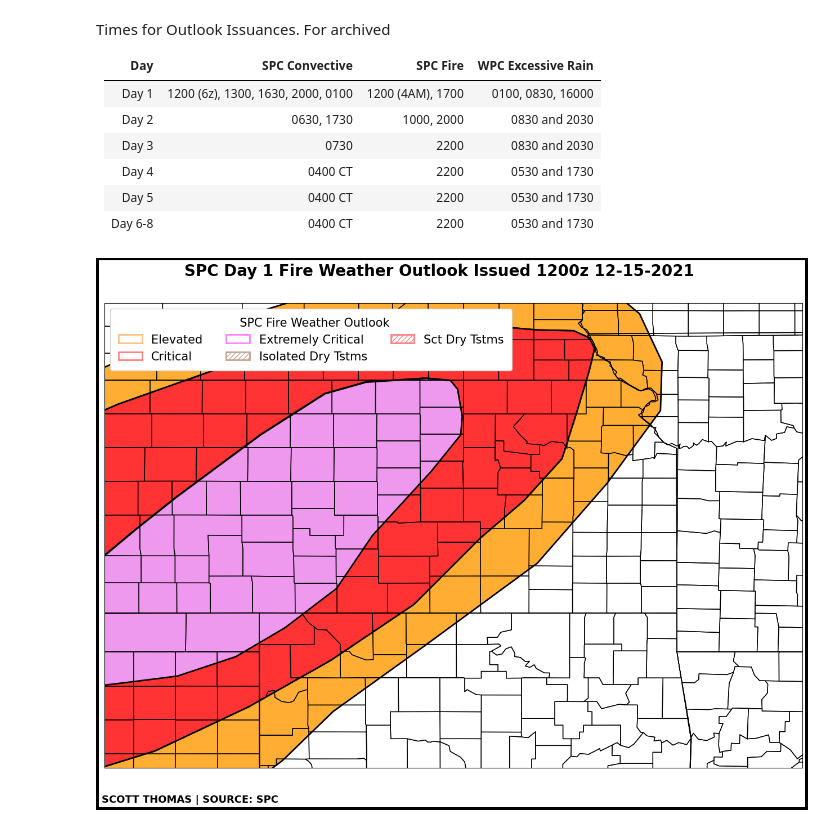
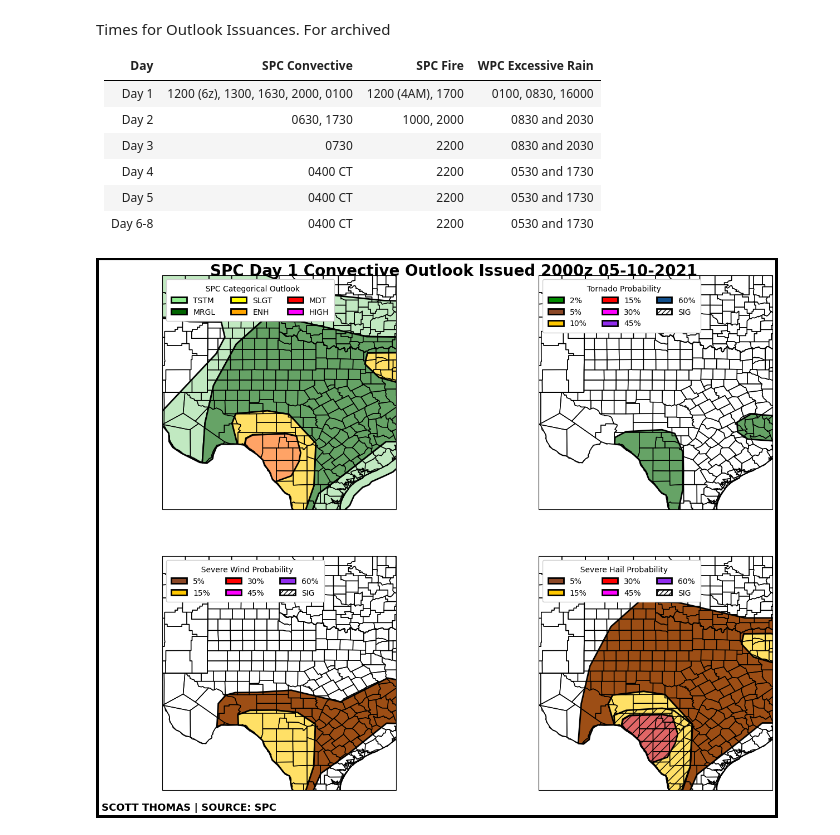
Before and after one commit to scottthomaswx/OutlookPlotter, a Jupyter notebook: Outlook_Plotter.ipynb, the cells around one changed output. Drawn from its saved outputs; the diff is of its cells as text; code cells hidden in the pictures.

```diff
--- a/Outlook_Plotter.ipynb
+++ b/Outlook_Plotter.ipynb
@@ -29,17 +29,17 @@ Day 6-8            | 0400 CT                           | 2200| 0530 and 1730
 # %%
 # @markdown ### Day and Month Must Have 2 Digits
 year = '2021' # @param {type:"string"}
-month = '12' # @param {type:"string"}
-day = '15' # @param {type:"string"}
+month = '05' # @param {type:"string"}
+day = '10' # @param {type:"string"}
 outlookday = '1' # @param {type:"string"}
-time = '1200' # @param {type:"string"}
+time = '2000' # @param {type:"string"}
 
-WestLong = -102 # @param {type:"integer"}
-EastLong = -93 # @param {type:"integer"}
-NorthLat = 41 # @param {type:"integer"}
-SouthLat = 35 # @param {type:"integer"}
+WestLong = -105 # @param {type:"integer"}
+EastLong = -95 # @param {type:"integer"}
+NorthLat = 37 # @param {type:"integer"}
+SouthLat = 27 # @param {type:"integer"}
 
-variable = 'SPC Archive Fire D1-2' # @param ["SPC Archive SVR D1-2", "SPC Realtime SVR D1-2", "WPC Realtime Excessive Rain", "SPC Archive SVR D3", "SPC Realtime SVR D3", "SPC Archive SVR D4-8", "SPC Realtime SVR D4-8", "SPC Realtime Fire D1-2", "SPC Archive Fire D1-2", "SPC Archive D3-8", "SPC Realtime D3-8"]
+variable = 'SPC Archive SVR D1-2' # @param ["SPC Archive SVR D1-2", "SPC Realtime SVR D1-2", "WPC Realtime Excessive Rain", "SPC Archive SVR D3", "SPC Realtime SVR D3", "SPC Archive SVR D4-8", "SPC Realtime SVR D4-8", "SPC Realtime Fire D1-2", "SPC Archive Fire D1-2", "SPC Archive D3-8", "SPC Realtime D3-8"]
 # %%
 if variable == 'SPC Archive SVR D1-2':
   catoutlook = geopandas.read_file(f'https://www.spc.noaa.gov/products/outlook/archive/{year}/day{outlookday}otlk_{year}{month}{day}_{time}_cat.nolyr.geojson')
@@ -98,9 +98,9 @@ if variable == "SPC Realtime SVR D1-2" or variable == "SPC Archive SVR D1-2":
   ENHC = mpatches.Rectangle((0, 0), 1, 0.1, linewidth=2, edgecolor='black', facecolor='orange')
   MODT = mpatches.Rectangle((0, 0), 1, 0.1, linewidth=2, edgecolor='black', facecolor='red')
   HIGH = mpatches.Rectangle((0, 0), 1, 0.1, linewidth=2, edgecolor='black', facecolor='magenta')
-  ax1.coastlines(color='black',resolution='10m',zorder=9)
-  ax1.add_feature(cfeat.STATES.with_scale('50m'),edgecolor='black', zorder=9)
-  ax1.add_feature(USCOUNTIES, facecolor='None', edgecolor='black', zorder=9)
+  ax1.coastlines(color='black',resolution='10m',zorder=99)
+  ax1.add_feature(cfeat.STATES.with_scale('50m'),edgecolor='black', zorder=9, linewidth = 4)
+  ax1.add_feature(USCOUNTIES, facecolor='None', edgecolor='gray', zorder=9)
   ax1.legend([TSTM, MRGL, SLGT, ENHC, MODT, HIGH], ['TSTM', 'MRGL', 'SLGT', 'ENH', 'MDT', 'HIGH'],
             loc='upper left', fontsize=10, facecolor='white', markerscale=8, ncol=3, framealpha=1.0,
             labelcolor='k', borderpad=0.7,
@@ -140,9 +140,9 @@ if variable == "SPC Realtime SVR D1-2" or variable == "SPC Archive SVR D1-2":
   FRFV = mpatches.Rectangle((0, 0), 1, 0.1, linewidth=2, edgecolor='black', facecolor='#912cee')
   SXTY = mpatches.Rectangle((0, 0), 1, 0.1, linewidth=2, edgecolor='black', facecolor='#104e8b')
   SIG = mpatches.Rectangle((0, 0), 1, 0.1, linewidth=2, edgecolor='black', hatch = '////', facecolor = 'none')
-  ax2.coastlines(color='black',resolution='10m',zorder=9)
-  ax2.add_feature(cfeat.STATES.with_scale('50m'),edgecolor='black', zorder=9)
-  ax2.add_feature(USCOUNTIES, facecolor='None', edgecolor='black', zorder=9)
+  ax2.coastlines(color='black',resolution='10m',zorder=99)
+  ax2.add_feature(cfeat.STATES.with_scale('50m'),edgecolor='black', zorder=9, linewidth = 4)
+  ax2.add_feature(USCOUNTIES, facecolor='None', edgecolor='gray', zorder=9)
   ax2.legend([TWO, FIVE, TEN, FIFT, THRT, FRFV, SXTY, SIG], ['2%', '5%', '10%', '15%', '30%', '45%', '60%', 'SIG'],
             loc='upper left', fontsize=10, facecolor='white', markerscale=8, ncol=3, framealpha=1.0,
             labelcolor='k', borderpad=0.7,
@@ -180,9 +180,9 @@ if variable == "SPC Realtime SVR D1-2" or variable == "SPC Archive SVR D1-2":
   FRFV = mpatches.Rectangle((0, 0), 1, 0.1, linewidth=2, edgecolor='black', facecolor='#ff00ff')
   SXTY = mpatches.Rectangle((0, 0), 1, 0.1, linewidth=2, edgecolor='black', facecolor='#912cee')
   SIG = mpatches.Rectangle((0, 0), 1, 0.1, linewidth=2, edgecolor='black', hatch = '////', facecolor = 'none')
-  ax3.coastlines(color='black',resolution='10m',zorder=9)
-  ax3.add_feature(cfeat.STATES.with_scale('50m'),edgecolor='black', zorder=9)
-  ax3.add_feature(USCOUNTIES, facecolor='None', edgecolor='black', zorder=9)
+  ax3.coastlines(color='black',resolution='10m',zorder=99)
+  ax3.add_feature(cfeat.STATES.with_scale('50m'),edgecolor='black', zorder=9, linewidth = 4)
+  ax3.add_feature(USCOUNTIES, facecolor='None', edgecolor='gray', zorder=9)
   ax3.legend([FIVE, FIFT, THRT, FRFV, SXTY, SIG], ['5%', '15%', '30%', '45%', '60%', 'SIG'],
             loc='upper left', fontsize=10, facecolor='white', markerscale=8, ncol=3, framealpha=1.0,
             labelcolor='k', borderpad=0.7,
@@ -220,9 +220,9 @@ if variable == "SPC Realtime SVR D1-2" or variable == "SPC Archive SVR D1-2":
   FRFV = mpatches.Rectangle((0, 0), 1, 0.1, linewidth=2, edgecolor='black', facecolor='#ff00ff')
   SXTY = mpatches.Rectangle((0, 0), 1, 0.1, linewidth=2, edgecolor='black', facecolor='#912cee')
   SIG = mpatches.Rectangle((0, 0), 1, 0.1, linewidth=2, edgecolor='black', hatch = '////', facecolor = 'none')
-  ax4.coastlines(color='black',resolution='10m',zorder=9)
-  ax4.add_feature(cfeat.STATES.with_scale('50m'),edgecolor='black', zorder=9)
-  ax4.add_feature(USCOUNTIES, facecolor='None', edgecolor='black', zorder=9)
+  ax4.coastlines(color='black',resolution='10m',zorder=99)
+  ax4.add_feature(cfeat.STATES.with_scale('50m'),edgecolor='black', zorder=9, linewidth = 4)
+  ax4.add_feature(USCOUNTIES, facecolor='None', edgecolor='gray', zorder=9)
   ax4.legend([FIVE, FIFT, THRT, FRFV, SXTY, SIG], ['5%', '15%', '30%', '45%', '60%', 'SIG'],
             loc='upper left', fontsize=10, facecolor='white', markerscale=8, ncol=3, framealpha=1.0,
             labelcolor='k', borderpad=0.7,
@@ -231,6 +231,7 @@ if variable == "SPC Realtime SVR D1-2" or variable == "SPC Archive SVR D1-2":
 
   plt.figtext(0.50, 0.88, f'SPC Day {outlookday} Convective Outlook Issued {time}z {month}-{day}-{year} ', ha='center', weight='bold', fontsize=20)
   plt.figtext(0.20, 0.08, f'SCOTT THOMAS | SOURCE: SPC', weight='bold', color='black', fontsize=13, ha='center')
+  plt.savefig(f'SPC_D{outlookday}_ConvectiveOutlook_{year}_{month}_{day}_{time}.png', bbox_inches = 'tight')
 
 if variable == "WPC Realtime Excessive Rain":
   fig = plt.figure(figsize=(16, 12), facecolor='white', edgecolor="black", linewidth =6)
@@ -264,9 +265,9 @@ if variable == "WPC Realtime Excessive Rain":
   SLGT = mpatches.Rectangle((0, 0), 1, 0.1, linewidth=2, edgecolor='black', facecolor='yellow')
   MODT = mpatches.Rectangle((0, 0), 1, 0.1, linewidth=2, edgecolor='black', facecolor='red')
   HIGH = mpatches.Rectangle((0, 0), 1, 0.1, linewidth=2, edgecolor='black', facecolor='magenta')
-  ax1.coastlines(color='black',resolution='10m',zorder=9)
-  ax1.add_feature(cfeat.STATES.with_scale('50m'),edgecolor='black', zorder=9)
-  ax1.add_feature(USCOUNTIES, facecolor='None', edgecolor='black', zorder=9)
+  ax1.coastlines(color='black',resolution='10m',zorder=99)
+  ax1.add_feature(cfeat.STATES.with_scale('50m'),edgecolor='black', zorder=9, linewidth = 4)
+  ax1.add_feature(USCOUNTIES, facecolor='None', edgecolor='gray', zorder=9)
   ax1.legend([MRGL, SLGT, MODT, HIGH], ['MRGL', 'SLGT', 'MDT', 'HIGH'],
             loc='upper left', fontsize=12, facecolor='white', markerscale=12, ncol=3, framealpha=1.0,
             labelcolor='k', borderpad=0.7,
@@ -274,6 +275,8 @@ if variable == "WPC Realtime Excessive Rain":
   ax1.set_extent((WestLong, EastLong, SouthLat, NorthLat))
   plt.figtext(0.50, 0.88, f'WPC Day {outlookday} Excessive Rainfall Outlook Issued {time}z {month}-{day}-{year} ', ha='center', weight='bold', fontsize=20)
   plt.figtext(0.22, 0.10, f'SCOTT THOMAS | SOURCE: WPC', weight='bold', color='black', fontsize=13, ha='center')
+  plt.savefig(f'WPC_D{outlookday}_ExcessiveRainfallOutlook_{year}_{month}_{day}_{time}.png', bbox_inches = 'tight')
+
 
 if variable == "SPC Realtime SVR D3" or variable == "SPC Archive SVR D3":
   fig = plt.figure(figsize=(16, 12), facecolor='white', edgecolor="black", linewidth =6)
@@ -294,9 +297,9 @@ if variable == "SPC Realtime SVR D3" or variable == "SPC Archive SVR D3":
   SLGT = mpatches.Rectangle((0, 0), 1, 0.1, linewidth=2, edgecolor='black', facecolor='yellow')
   ENHC = mpatches.Rectangle((0, 0), 1, 0.1, linewidth=2, edgecolor='black', facecolor='orange')
   MODT = mpatches.Rectangle((0, 0), 1, 0.1, linewidth=2, edgecolor='black', facecolor='red')
-  ax1.coastlines(color='black',resolution='10m',zorder=9)
-  ax1.add_feature(cfeat.STATES.with_scale('50m'),edgecolor='black', zorder=9)
-  ax1.add_feature(USCOUNTIES, facecolor='None', edgecolor='black', zorder=9)
+  ax1.coastlines(color='black',resolution='10m',zorder=99)
+  ax1.add_feature(cfeat.STATES.with_scale('50m'),edgecolor='black', zorder=9, linewidth = 4)
+  ax1.add_feature(USCOUNTIES, facecolor='None', edgecolor='gray', zorder=9)
   ax1.legend([TSTM, MRGL, SLGT, ENHC, MODT], ['TSTM', 'MRGL', 'SLGT', 'ENH', 'MDT'],
             loc='upper left', fontsize=10, facecolor='white', markerscale=8, ncol=3, framealpha=1.0,
             labelcolor='k', borderpad=0.7,
@@ -333,9 +336,9 @@ if variable == "SPC Realtime SVR D3" or variable == "SPC Archive SVR D3":
   THRT = mpatches.Rectangle((0, 0), 1, 0.1, linewidth=2, edgecolor='black', facecolor='#ff0000')
   FRFV = mpatches.Rectangle((0, 0), 1, 0.1, linewidth=2, edgecolor='black', facecolor='#ff00ff')
   SIG = mpatches.Rectangle((0, 0), 1, 0.1, linewidth=2, edgecolor='black', hatch = '////', facecolor = 'none')
-  ax2.coastlines(color='black',resolution='10m',zorder=9)
-  ax2.add_feature(cfeat.STATES.with_scale('50m'),edgecolor='black', zorder=9)
-  ax2.add_feature(USCOUNTIES, facecolor='None', edgecolor='black', zorder=9)
+  ax2.coastlines(color='black',resolution='10m',zorder=99)
+  ax2.add_feature(cfeat.STATES.with_scale('50m'),edgecolor='black', zorder=9, linewidth = 4)
+  ax2.add_feature(USCOUNTIES, facecolor='None', edgecolor='gray', zorder=9)
   ax2.legend([FIVE, FIFT, THRT, FRFV, SIG], ['5%', '15%', '30%', '45%', 'SIG'],
             loc='upper left', fontsize=10, facecolor='white', markerscale=8, ncol=3, framealpha=1.0,
             labelcolor='k', borderpad=0.7,
@@ -343,7 +346,7 @@ if variable == "SPC Realtime SVR D3" or variable == "SPC Archive SVR D3":
   ax2.set_extent((WestLong, EastLong, SouthLat, NorthLat))
   plt.figtext(0.50, 0.88, f'WPC Day {outlookday} Excessive Rainfall Outlook Issued {time}z {month}-{day}-{year} ', ha='center', weight='bold', fontsize=20)
   plt.figtext(0.22, 0.10, f'SCOTT THOMAS | SOURCE: WPC', weight='bold', color='black', fontsize=13, ha='center')
-
+  plt.savefig(f'SPC_D{outlookday}_ConvectiveOutlook_{year}_{month}_{day}_{time}.png', bbox_inches = 'tight')
 
 if variable == "SPC Realtime SVR D4-8" or variable == "SPC Archive SVR D4-8":
   fig = plt.figure(figsize=(16, 12), facecolor='white', edgecolor="black", linewidth =6)
@@ -361,9 +364,9 @@ if variable == "SPC Realtime SVR D4-8" or variable == "SPC Archive SVR D4-8":
     pass
   SLGT = mpatches.Rectangle((0, 0), 1, 0.1, linewidth=2, edgecolor='black', facecolor='yellow')
   ENHC = mpatches.Rectangle((0, 0), 1, 0.1, linewidth=2, edgecolor='black', facecolor='orange')
-  ax1.coastlines(color='black',resolution='10m',zorder=9)
-  ax1.add_feature(cfeat.STATES.with_scale('50m'),edgecolor='black', zorder=9)
-  ax1.add_feature(USCOUNTIES, facecolor='None', edgecolor='black', zorder=9)
+  ax1.coastlines(color='black',resolution='10m',zorder=99)
+  ax1.add_feature(cfeat.STATES.with_scale('50m'),edgecolor='black', zorder=9, linewidth = 4)
+  ax1.add_feature(USCOUNTIES, facecolor='None', edgecolor='gray', zorder=9)
   ax1.legend([SLGT, ENHC], ['15%', '30%'],
             loc='upper left', fontsize=15, facecolor='white', markerscale=15, ncol=3, framealpha=1.0,
             labelcolor='k', borderpad=0.7,
@@ -371,6 +374,7 @@ if variable == "SPC Realtime SVR D4-8" or variable == "SPC Archive SVR D4-8":
   ax1.set_extent((WestLong, EastLong, SouthLat, NorthLat))
   plt.figtext(0.50, 0.88, f'SPC Day {outlookday} Convective Outlook Issued {time}z {month}-{day}-{year} ', ha='center', weight='bold', fontsize=20)
   plt.figtext(0.22, 0.10, f'SCOTT THOMAS | SOURCE: SPC', weight='bold', color='black', fontsize=13, ha='center')
+  plt.savefig(f'SPC_D{outlookday}_ConvectiveOutlook_{year}_{month}_{day}_{time}.png', bbox_inches = 'tight')
 
 if variable == "SPC Realtime Fire D1-2" or variable == "SPC Archive Fire D1-2":
   fig = plt.figure(figsize=(16, 12), facecolor='white', edgecolor="black", linewidth =6)
@@ -383,34 +387,35 @@ if variable == "SPC Realtime Fire D1-2" or variable == "SPC Archive Fire D1-2":
     ax1.add_geometries(rhoutlook.geometry[4], crs=ccrs.PlateCarree(), facecolor=rhoutlook.fill[4], edgecolor='black', linewidth=2)
     ax1.add_geometries(rhoutlook.geometry[5], crs=ccrs.PlateCarree(), facecolor=rhoutlook.fill[5], edgecolor='black', linewidth=2)
     ax1.add_geometries(rhoutlook.geometry[6], crs=ccrs.PlateCarree(), facecolor=rhoutlook.fill[6], edgecolor='black', linewidth=2)
     ax1.add_geometries(rhoutlook.geometry[7], crs=ccrs.PlateCarree(), facecolor=rhoutlook.fill[7], edgecolor='black', linewidth=2)
   except:
     pass
   try:
       ax1.add_geometries(drytoutlook.geometry[0],  hatch='//', facecolor="none", linewidth=2, alpha=1, zorder=4.5, crs=ccrs.PlateCarree(), edgecolor =drytoutlook.fill[0])
       ax1.add_geometries(drytoutlook.geometry[1],  hatch='//', facecolor="none", linewidth=2, alpha=1, zorder=4.5, crs=ccrs.PlateCarree(), edgecolor =drytoutlook.fill[1])
       ax1.add_geometries(drytoutlook.geometry[2],  hatch='//', facecolor="none", linewidth=2, alpha=1, zorder=4.5, crs=ccrs.PlateCarree(), edgecolor =drytoutlook.fill[2])
       ax1.add_geometries(drytoutlook.geometry[3],  hatch='//', facecolor="none", linewidth=2, alpha=1, zorder=4.5, crs=ccrs.PlateCarree(), edgecolor =drytoutlook.fill[3])
       ax1.add_geometries(drytoutlook.geometry[4],  hatch='//', facecolor="none", linewidth=2, alpha=1, zorder=4.5, crs=ccrs.PlateCarree(), edgecolor =drytoutlook.fill[4])
       ax1.add_geometries(drytoutlook.geometry[5],  hatch='//', facecolor="none", linewidth=2, alpha=1, zorder=4.5, crs=ccrs.PlateCarree(), edgecolor =drytoutlook.fill[5])
       ax1.add_geometries(drytoutlook.geometry[6],  hatch='//', facecolor="none", linewidth=2, alpha=1, zorder=4.5, crs=ccrs.PlateCarree(), edgecolor =drytoutlook.fill[6])
       ax1.add_geometries(drytoutlook.geometry[7],  hatch='//', facecolor="none", linewidth=2, alpha=1, zorder=4.5, crs=ccrs.PlateCarree(), edgecolor =drytoutlook.fill[7])
   except:
     pass
   ELEV = mpatches.Rectangle((0, 0), 1, 0.1, linewidth=2, edgecolor='#ffbf7f', facecolor='none')
   CRIT = mpatches.Rectangle((0, 0), 1, 0.1, linewidth=2, edgecolor='#ff7f7f', facecolor='none')
   ECRIT = mpatches.Rectangle((0, 0), 1, 0.1, linewidth=2, edgecolor='#ff7fff', facecolor='none')
   ISOT = mpatches.Rectangle((0, 0), 1, 0.1, linewidth=2, edgecolor='#c5a392', hatch = '////', facecolor = 'none')
   SCTT = mpatches.Rectangle((0, 0), 1, 0.1, linewidth=2, edgecolor='#ff7f7f', hatch = '////', facecolor = 'none')
-  ax1.coastlines(color='black',resolution='10m',zorder=9)
-  ax1.add_feature(cfeat.STATES.with_scale('50m'),edgecolor='black', zorder=9)
-  ax1.add_feature(USCOUNTIES, facecolor='None', edgecolor='black', zorder=9)
+  ax1.coastlines(color='black',resolution='10m',zorder=99)
+  ax1.add_feature(cfeat.STATES.with_scale('50m'),edgecolor='black', zorder=9, linewidth = 4)
+  ax1.add_feature(USCOUNTIES, facecolor='None', edgecolor='gray', zorder=9)
   ax1.legend([ELEV, CRIT, ECRIT, ISOT, SCTT], ['Elevated', 'Critical', 'Extremely Critical', 'Isolated Dry Tstms', 'Sct Dry Tstms'],
             loc='upper left', fontsize=15, facecolor='white', markerscale=15, ncol=3, framealpha=1.0,
             labelcolor='k', borderpad=0.7,
             title='  SPC Fire Weather Outlook', title_fontsize=15).set_zorder(10)
   ax1.set_extent((WestLong, EastLong, SouthLat, NorthLat))
   plt.figtext(0.50, 0.88, f'SPC Day {outlookday} Fire Weather Outlook Issued {time}z {month}-{day}-{year} ', ha='center', weight='bold', fontsize=20)
   plt.figtext(0.22, 0.10, f'SCOTT THOMAS | SOURCE: SPC', weight='bold', color='black', fontsize=13, ha='center')
+  plt.savefig(f'SPC_D{outlookday}_FireOutlook_{year}_{month}_{day}_{time}.png', bbox_inches = 'tight')
 # %% [output]
-[figure, old version]
+[figure, new version]
```
